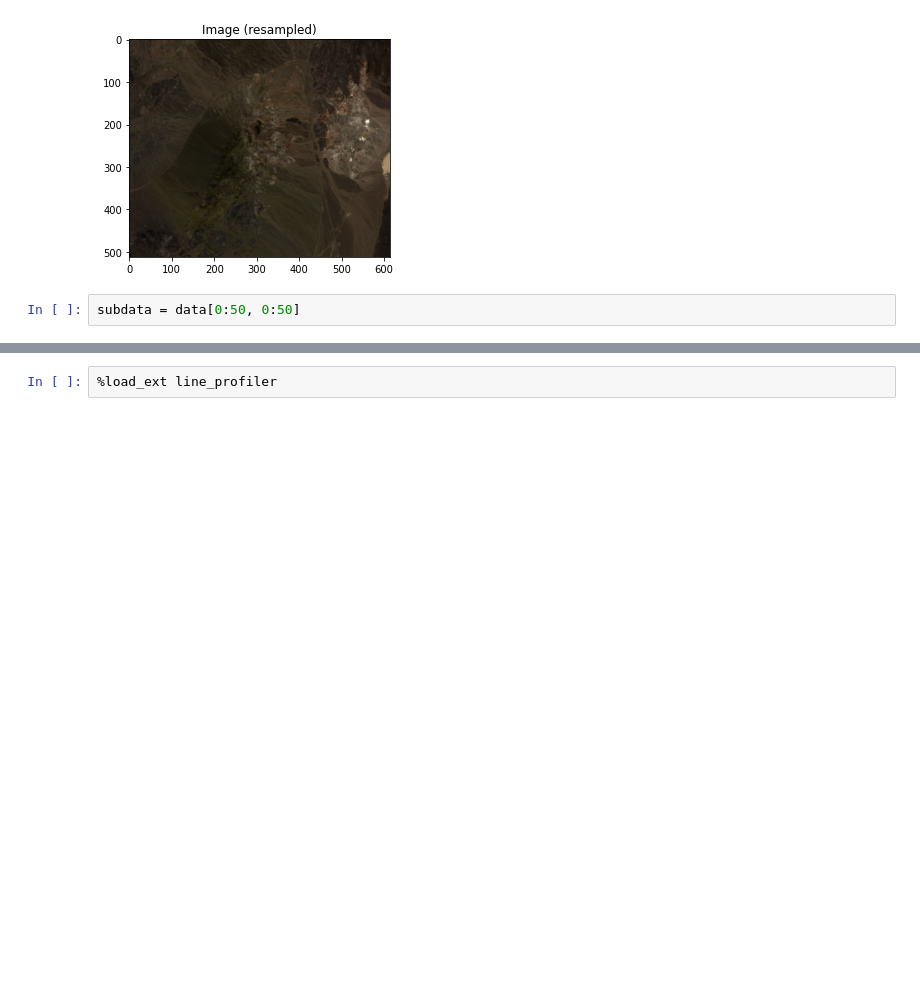
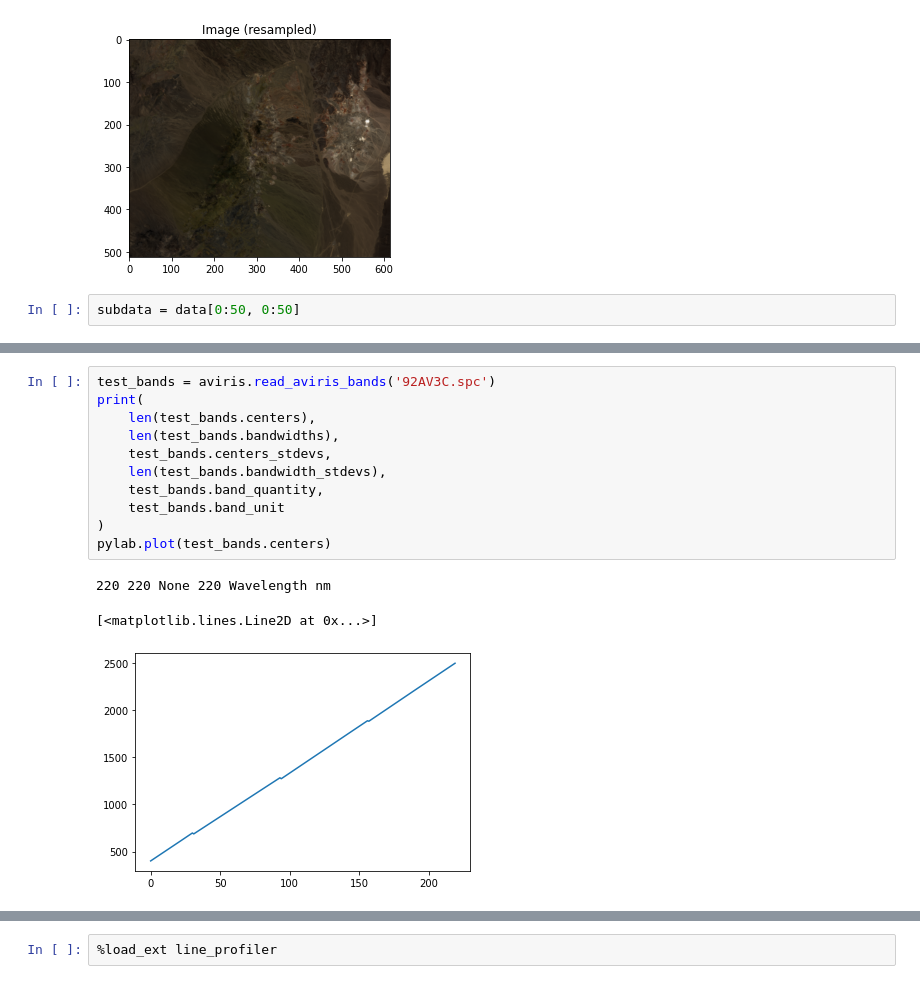
Before and after one commit to kormang/hyperspectralplayground, a Jupyter notebook: continuum_convex_hull.ipynb, the cells around one changed output, grey strips where cells are left out. Saved outputs shown, nothing was run; the diff lists cells and outputs as text; blank space fills up the shorter version.

```diff
--- a/continuum_convex_hull.ipynb
+++ b/continuum_convex_hull.ipynb
@@ -196,0 +239,15 @@ Result diff from C  5.134781488891349e-15
+# %%
+test_bands = aviris.read_aviris_bands('92AV3C.spc')
+print(
+    len(test_bands.centers),
+    len(test_bands.bandwidths),
+    test_bands.centers_stdevs,
+    len(test_bands.bandwidth_stdevs),
+    test_bands.band_quantity,
+    test_bands.band_unit
+)
+pylab.plot(test_bands.centers)
+# %% [output]
+220 220 None 220 Wavelength nm
+[<matplotlib.lines.Line2D at 0x...>]
+[figure, added]
```
Also changed, not shown: parts of 39 cells of this notebook.
